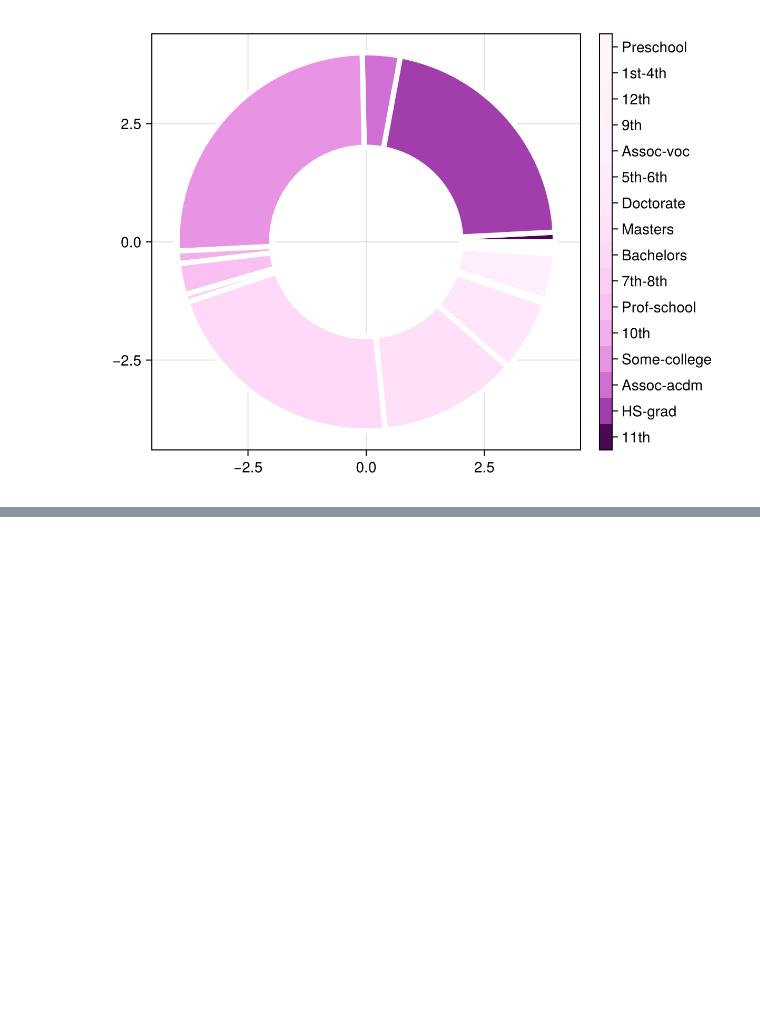
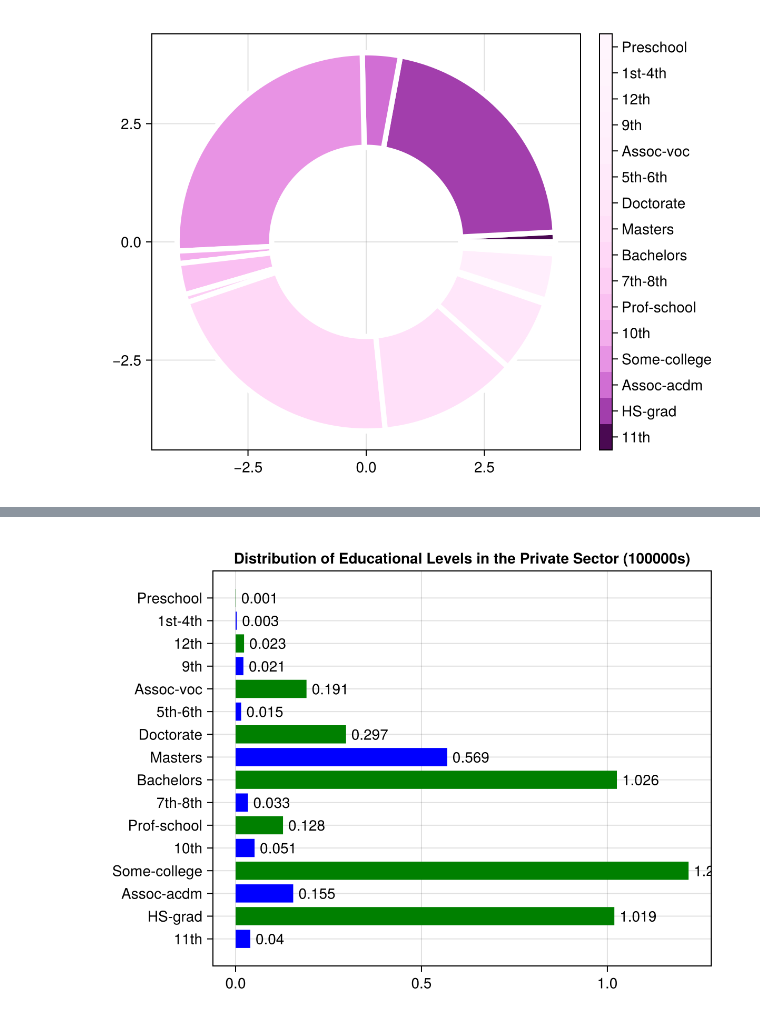
Before and after one commit to toby-farley/Adult, a Jupyter notebook: Adult Julia.ipynb, the cells around one changed output, grey strips where cells are left out. Saved outputs shown, nothing was run; the diff lists cells and outputs as text; code cells hidden in the pictures; blank space fills up the shorter version.

```diff
--- a/Adult Julia.ipynb
+++ b/Adult Julia.ipynb
@@ -132,0 +163,11 @@ Proportion of Education Levels of Privatly Employed Individuals
+# %%
+#But who wants to read exponents. It' sinple to multiply an entire vector.
+barplot(1:length(data), data * .000001,
+	    direction=:x,
+	    color=isodd.(1:length(data)),
+	    colormap = [:green, :blue],
+	    bar_labels=:y,
+	    axis = (yticks = (1:length(data), category),
+                title = "Distribution of Educational Levels in the Private Sector (100000s)"))
+# %% [output]
+[figure, added]
```
Also changed, not shown: parts of 18 cells of this notebook, 3 other files.
